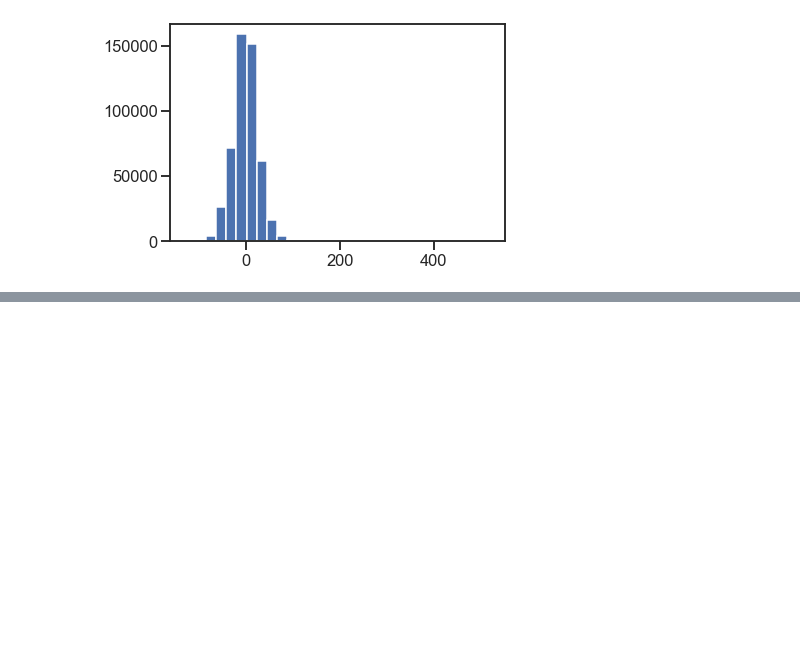
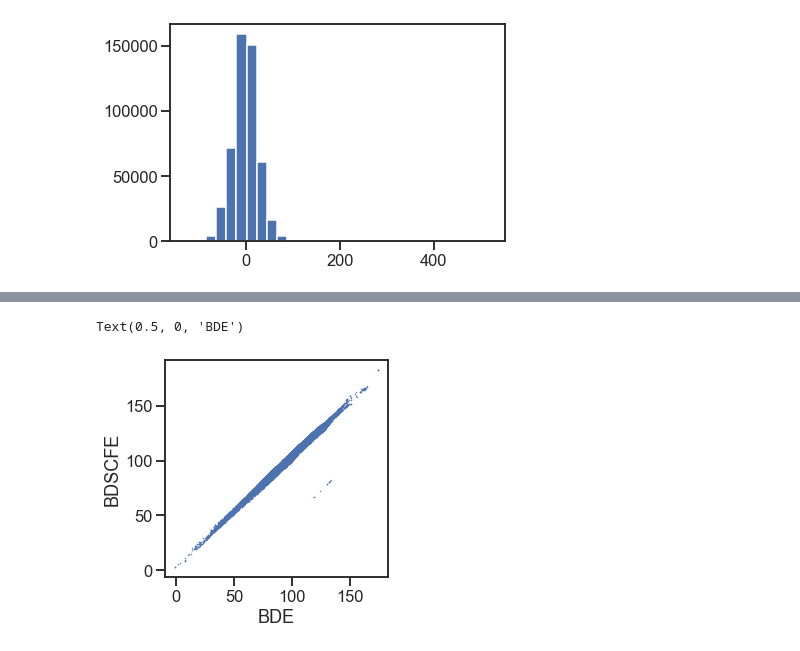
Before and after one commit to pstjohn/bde_tf2, a Jupyter notebook: pull_rdf_database.ipynb, the cells around one changed output, grey strips where cells are left out. Saved outputs shown, nothing was run; the diff lists cells and outputs as text; code cells hidden in the pictures; blank space fills up the shorter version.

```diff
--- a/pull_rdf_database.ipynb
+++ b/pull_rdf_database.ipynb
@@ -98,0 +129,8 @@ len(rdfv)
+# %%
+plt.figure(figsize=(4,4))
+plt.plot(rdfv.bde, rdfv.bdscfe, '.', ms=1)
+plt.ylabel('BDSCFE')
+plt.xlabel('BDE')
+# %% [output]
+Text(0.5, 0, 'BDE')
+[figure, added]
```
Also changed, not shown: parts of 23 cells of this notebook, 1 other file.
